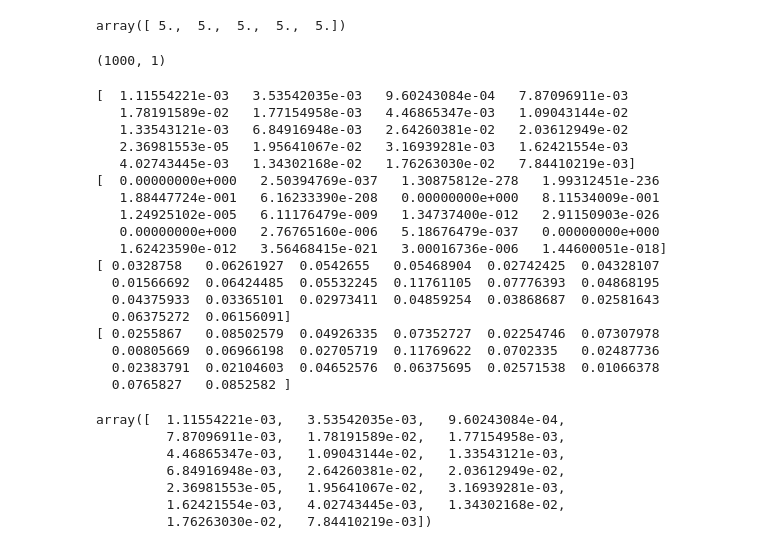
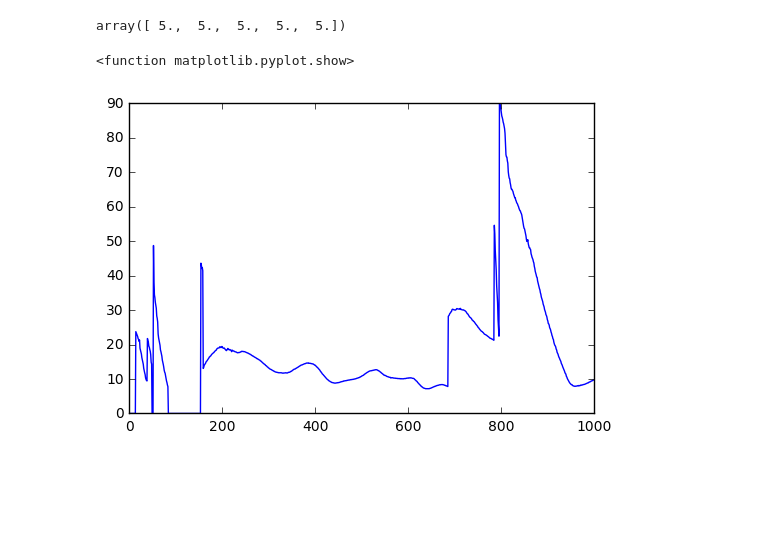
Before and after one commit to MoonBlvd/Sticky-HDP-HMM, a Jupyter notebook: test_DP.ipynb, the cells around one changed output. Drawn from its saved outputs; the diff is of its cells as text; code cells hidden in the pictures; blank space fills up the shorter version.

```diff
--- a/test_DP.ipynb
+++ b/test_DP.ipynb
@@ -109,7 +229,10 @@ class DirichletProcess():
 # %%
 data_path = "obs_data_16d.csv"
 data = read_data(data_path)
 data = data[15500:16500,0:1]
 data.shape
+plt.plot(range(data.shape[0]),data)
+plt.show
 # %% [output]
-(1000, 1)
+<function matplotlib.pyplot.show>
+[figure, added]
@@ -119,38 +238,0 @@ alpha = 100
-# %%
-print(DP.beta)
-G0 = dirichlet(DP.beta)
-print(G0)
-
-G0 = dirichlet(np.ones(DP.max_k) * (alpha/DP.max_k))
-print(G0)
-G1 = dirichlet(alpha*G0)
-print(G1)
-# %% [output]
-[  1.11554221e-03   3.53542035e-03   9.60243084e-04   7.87096911e-03
-   1.78191589e-02   1.77154958e-03   4.46865347e-03   1.09043144e-02
-   1.33543121e-03   6.84916948e-03   2.64260381e-02   2.03612949e-02
-   2.36981553e-05   1.95641067e-02   3.16939281e-03   1.62421554e-03
-   4.02743445e-03   1.34302168e-02   1.76263030e-02   7.84410219e-03]
-[  0.00000000e+000   2.50394769e-037   1.30875812e-278   1.99312451e-236
-   1.88447724e-001   6.16233390e-208   0.00000000e+000   8.11534009e-001
-   1.24925102e-005   6.11176479e-009   1.34737400e-012   2.91150903e-026
-   0.00000000e+000   2.76765160e-006   5.18676479e-037   0.00000000e+000
-   1.62423590e-012   3.56468415e-021   3.00016736e-006   1.44600051e-018]
-[ 0.0328758   0.06261927  0.0542655   0.05468904  0.02742425  0.04328107
-  0.01566692  0.06424485  0.05532245  0.11761105  0.07776393  0.04868195
-  0.04375933  0.03365101  0.02973411  0.04859254  0.03868687  0.02581643
-  0.06375272  0.06156091]
-[ 0.0255867   0.08502579  0.04926335  0.07352727  0.02254746  0.07307978
-  0.00805669  0.06966198  0.02705719  0.11769622  0.0702335   0.02487736
-  0.02383791  0.02104603  0.04652576  0.06375695  0.02571538  0.01066378
-  0.0765827   0.0852582 ]
-# %%
-DP.beta
-# %% [output]
-array([  1.11554221e-03,   3.53542035e-03,   9.60243084e-04,
-         7.87096911e-03,   1.78191589e-02,   1.77154958e-03,
-         4.46865347e-03,   1.09043144e-02,   1.33543121e-03,
-         6.84916948e-03,   2.64260381e-02,   2.03612949e-02,
-         2.36981553e-05,   1.95641067e-02,   3.16939281e-03,
-         1.62421554e-03,   4.02743445e-03,   1.34302168e-02,
-         1.76263030e-02,   7.84410219e-03])
```
Also changed, not shown: parts of 7 cells of this notebook, 2 other files.
